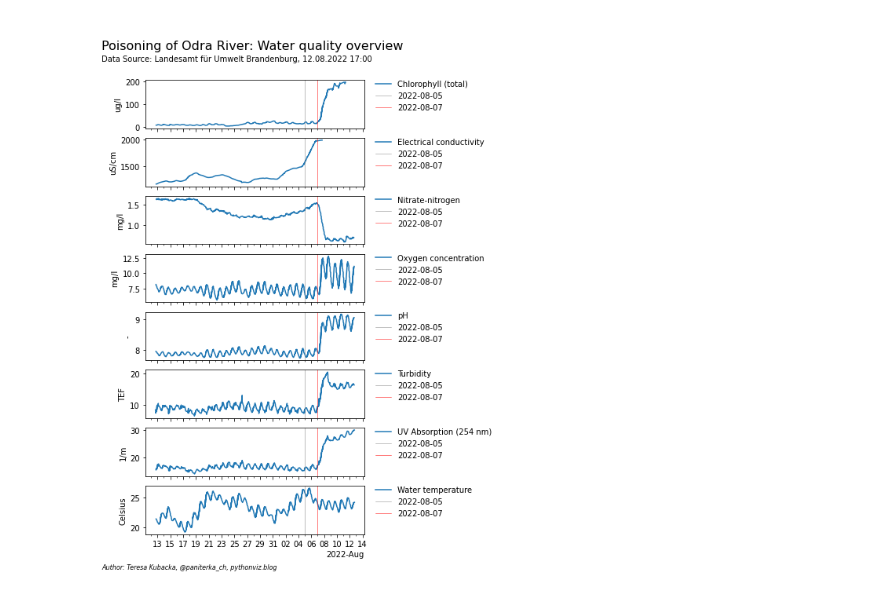
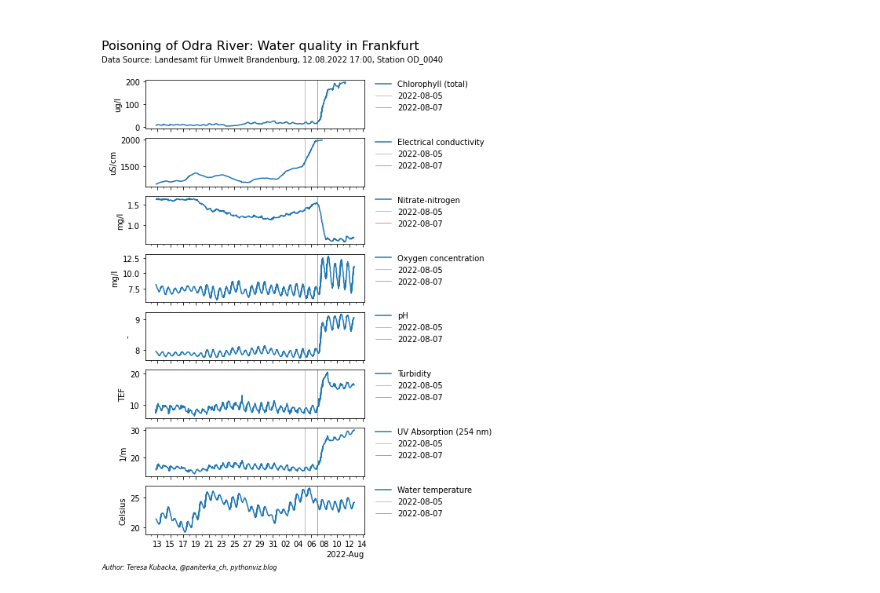
Before and after one commit to paniterka/odra_poisoning, a Jupyter notebook: visualization.ipynb, the cells around one changed output. Cells and saved outputs as stored; diff of their text form; code cells hidden in the pictures.

Commit message:
adapt title

```diff
--- a/visualization.ipynb
+++ b/visualization.ipynb
@@ -54,33 +54,33 @@ for ax,d in zip(axes[1:],data):
 
     locator = mdates.DayLocator(interval=2)
     formatter = mdates.ConciseDateFormatter(locator)
     ax.xaxis.set_major_locator(locator)
     ax.xaxis.set_major_formatter(formatter)
     ax.xaxis.set_minor_locator(mdates.DayLocator(interval=1))
 
 left_start = -0.2
 
 title_ax = axes[0]
 title_ax.axis('off')
-t = title_ax.annotate('Poisoning of Odra River: Water quality overview',
+t = title_ax.annotate('Poisoning of Odra River: Water quality in Frankfurt',
             xy=(left_start, 0.5), xycoords='axes fraction',
             horizontalalignment='left', verticalalignment='center',
             fontsize=16, color='k')
-title_ax.annotate('Data Source: Landesamt für Umwelt Brandenburg, 12.08.2022 17:00',
+title_ax.annotate('Data Source: Landesamt für Umwelt Brandenburg, 12.08.2022 17:00, Station OD_0040',
             xy=(0.0, -0.25), xycoords=t,
             horizontalalignment='left', verticalalignment='top',
             fontsize=10, color='k')
 
 footnote = [
     'Author: Teresa Kubacka, @paniterka_ch, pythonviz.blog'
 ]
 title_ax.annotate('|'.join(footnote),
             xy = (left_start,-0.75), xycoords=axes[-1], ha='left', va='bottom',
             fontsize=8, style='italic',
             bbox=dict(boxstyle='square,pad=0.0',fc='none', ec='none')
         )
 
 
 f.savefig('water_anomalies_together.png', dpi=300, facecolor='white', bbox_inches='tight')
 # %% [output]
-[figure, old version]
+[figure, new version]
```
Also changed, not shown: 2 other files.
